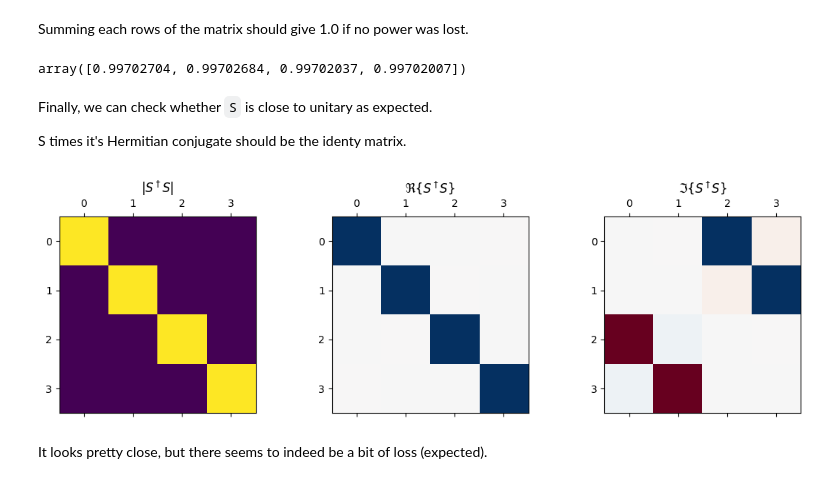
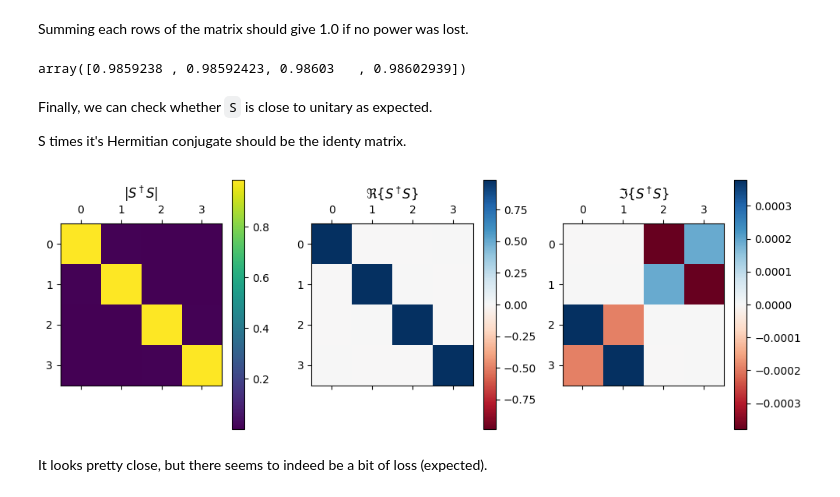
Before and after one commit to flexcompute-readthedocs/tidy3d-docs, a Jupyter notebook: docs/source/notebooks/SMatrix.ipynb, the cells around one changed output. Drawn from its saved outputs; the diff is of its cells as text; code cells hidden in the pictures.

```diff
--- a/docs/source/notebooks/SMatrix.ipynb
+++ b/docs/source/notebooks/SMatrix.ipynb
@@ -18,4 +18,4 @@ import tidy3d as td
 from tidy3d import web
 
 # set tidy3d to only print error information to reduce verbosity
-td.config.logging_level = "error"
+# td.config.logging_level = "ERROR"
@@ -50,13 +45,13 @@ mat_sub = td.Medium(permittivity=sub_n**2)
 # Waveguide height
 wg_height = 0.22
 # Waveguide width
-wg_width = 1.0
+wg_width = 0.5
 # Waveguide separation in the beginning/end
 wg_spacing_in = 8
 # length of coupling region (um)
-coup_length = 6.0
+coup_length = 5.0
 # spacing between waveguides in coupling region (um)
-wg_spacing_coup = 0.05
+wg_spacing_coup = 0.07
 # Total device length along propagation direction
 device_length = 100
 # Length of the bend region
@@ -64,7 +59,7 @@ bend_length = 16
 # Straight waveguide sections on each side
 straight_wg_length = 4
 # space between waveguide and PML
-pml_spacing = 2
+pml_spacing = 1.2
 # %% [markdown]
 ### Define waveguide bends and coupler
 
@@ -226,5 +223,5 @@ Next, we will add the base simulation and ports to the [ComponentModeler](../_au
 # %%
 from tidy3d.plugins.smatrix.smatrix import ComponentModeler
 
-modeler = ComponentModeler(simulation=sim, ports=ports, freqs=[freq0])
+modeler = ComponentModeler(simulation=sim, ports=ports, freqs=[freq0], verbose=True)
 # %% [output]
@@ -292,7 +303,7 @@ Summing each rows of the matrix should give 1.0 if no power was lost.
 # %%
 np.sum(abs(S) ** 2, axis=0)
 # %% [output]
-array([0.99702704, 0.99702684, 0.99702037, 0.99702007])
+array([0.9859238 , 0.98592423, 0.98603   , 0.98602939])
 # %% [markdown]
 Finally, we can check whether `S` is close to unitary as expected.
 
@@ -300,20 +311,23 @@ S times it's Hermitian conjugate should be the identy matrix.
 # %%
 mat = S @ (np.conj(S.T))
 # %%
-f, (ax1, ax2, ax3) = plt.subplots(1, 3, tight_layout=True, figsize=(12, 3.5))
+f, (ax1, ax2, ax3) = plt.subplots(1, 3, tight_layout=True, figsize=(10, 3.5))
 imabs = ax1.matshow(abs(mat))
 vmax = np.abs(mat.real).max()
 imreal = ax2.matshow(mat.real, cmap="RdBu", vmin=-vmax, vmax=vmax)
 vmax = np.abs(mat.imag).max()
 imimag = ax3.matshow(mat.imag, cmap="RdBu", vmin=-vmax, vmax=vmax)
 ax1.set_title("$|S^\dagger S|$")
 ax2.set_title("$\Re\{S^\dagger S\}$")
 ax3.set_title("$\Im\{S^\dagger S\}$")
+plt.colorbar(imabs, ax=ax1)
+plt.colorbar(imreal, ax=ax2)
+plt.colorbar(imimag, ax=ax3)
 ax1.grid(False)
 ax2.grid(False)
 ax3.grid(False)
 # %% [output]
-[figure, old version]
+[figure, new version]
 # %% [markdown]
 It looks pretty close, but there seems to indeed be a bit of loss (expected).
 # %% [markdown]
```
Also changed, not shown: parts of 15 cells of this notebook.
